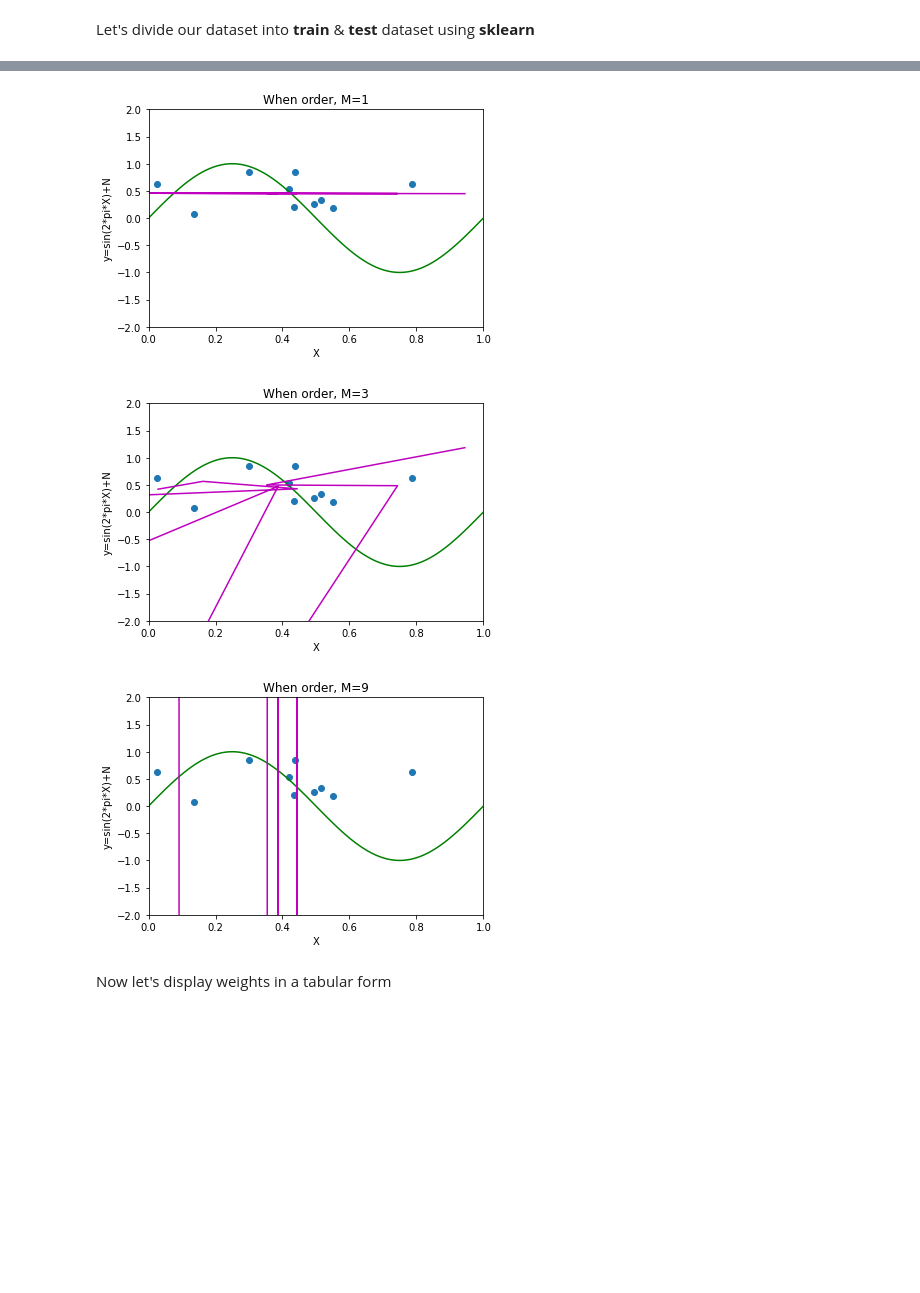
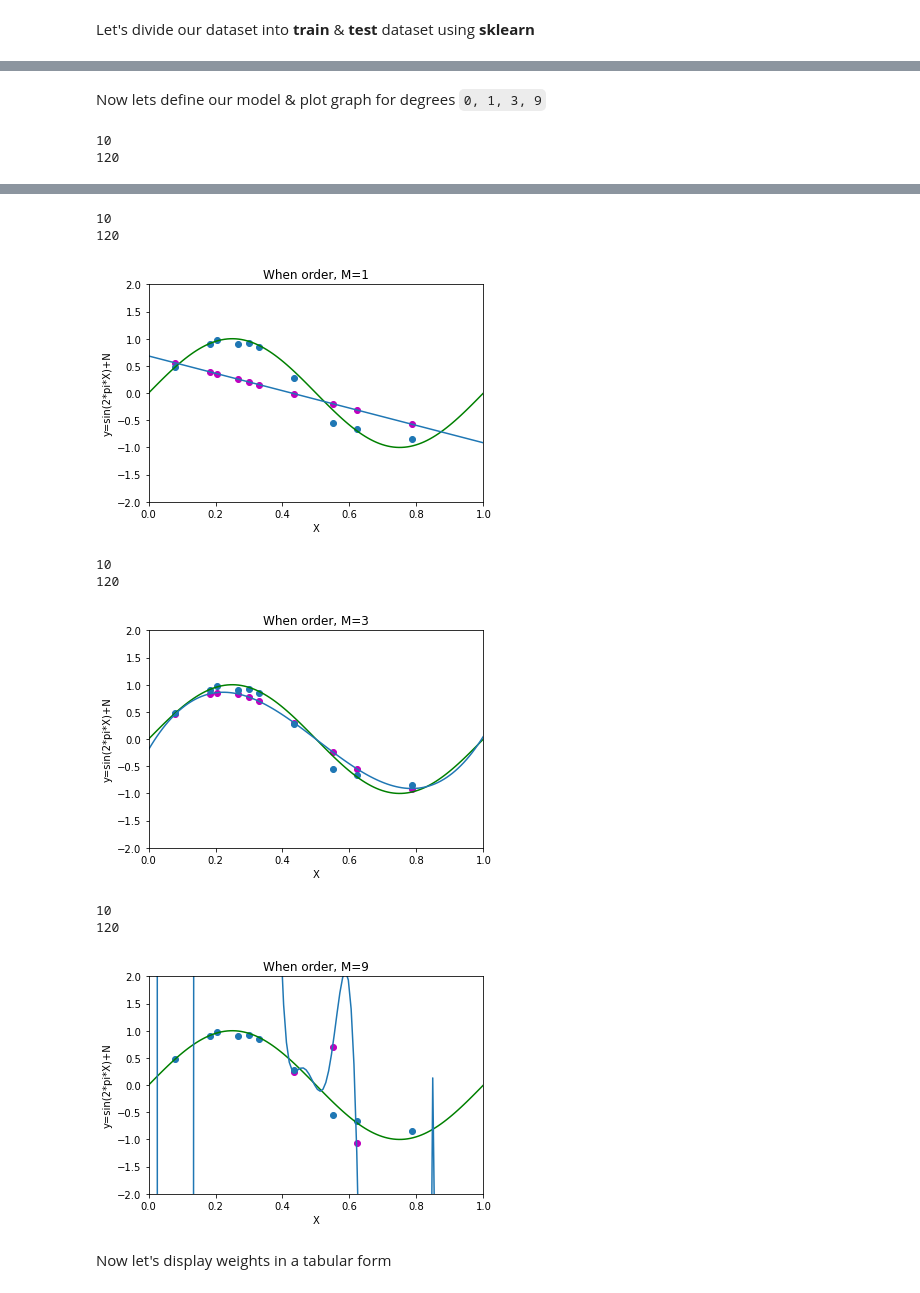
Before and after one commit to jay-thakur/Concept_of_Overfitting, a Jupyter notebook: Concept_of_Overfitting.ipynb, the cells around one changed output, grey strips where cells are left out. Cells and saved outputs as stored; diff of their text form; code cells hidden in the pictures; blank space fills up the shorter version.

```diff
--- a/Concept_of_Overfitting.ipynb
+++ b/Concept_of_Overfitting.ipynb
@@ -59,3 +74,0 @@ print(N)
-# %%
-N = np.random.normal(scale=0.3 , size=20 )
-N
@@ -94,10 +103,8 @@ plt.plot()
 Let's divide our dataset into **train** & **test** dataset using **sklearn**
 # %%
 # let's divide the dataset into train & test dataset
-X_train, y_train, X_test, y_test = train_test_split(X, y, test_size=0.5)
+X_train, X_test, y_train, y_test = train_test_split(X, y, test_size=0.5)
 X_train = X_train[:, np.newaxis]
 y_train = y_train[:, np.newaxis]
 X_test = X_test[:, np.newaxis]
 y_test = y_test[:, np.newaxis]
-
-print(X_train)
@@ -115,36 +123,53 @@ print(X_train)
 # %%
 # a function to plot the graph
-def show_plot(degree, X_train, y_train, X_test, preds):
-  plt.scatter(X_train, y_train)
+def show_plot(degree, X_train, y_train, X_test, preds, plot_preds):
+  # plt.scatter(X_train, y_train)
+  # plt.scatter(X_test, sort(y_test)
   plt.plot(X_plot, true_func(X_plot), color='green')
-  plt.plot(X_test, preds, color='m')
+  # plt.plot(X_test, preds, color='m')
+  plt.scatter(X_test, preds, color='m')
+  plt.scatter(X_test, y_test)
+  plt.plot(X_plot, plot_preds)
   plt.title('When order, M='+degree)
   plt.xlabel('X')
   plt.ylabel('y=sin(2*pi*X)+N')
   plt.xlim((0, 1))
   plt.ylim((-2, 2))
   plt.show()
+# %% [markdown]
+Now lets define our model & plot graph for degrees `0, 1, 3, 9`
 # %%
 degrees = [0, 1, 3, 9]
 coefs_list = {}
 for i in range(len(degrees)):
-  # print(i)
   d = str(degrees[i])
 
   polynomial_features = PolynomialFeatures(degree=degrees[i])
-  X_train_poly = polynomial_features.fit_transform(X_train)
-  polynomial_features.fit(X_train_poly, y_train)
+  X_train_transformed = polynomial_features.fit_transform(X_train)
+  polynomial_features.fit(X_train_transformed, y_train)
 
   lr_model = LinearRegression()
-  lr_model.fit(X_train_poly, y_train)
+  lr_model.fit(X_train_transformed, y_train)
 
   M = 'M'+ d
   # print(M)
   coefs_list[M] = lr_model.coef_
 
-  # preds = lr_model.predict(X_train_poly)
-  X_test_poly = polynomial_features.fit_transform(X_test)
-  preds = lr_model.predict(X_test_poly)
+  X_test_transformed = polynomial_features.fit_transform(X_test)
+  preds = lr_model.predict(X_test_transformed)
+  print(len(preds))
 
-  show_plot(d, X_train, y_train, X_test, preds)
+  X_plot_transformed = polynomial_features.fit_transform(X_plot)
+  plot_preds = lr_model.predict(X_plot_transformed)
+  print(len(plot_preds))
+
+  # X_test_transformed = polynomial_features.fit_transform(X_test)
+  # preds = lr_model.predict(X_test_transformed)
+
+  # z = sorted(zip(X_test, preds))
+  # X_test, preds = zip(*z)
+
+  show_plot(d, X_train, y_train, X_test, preds, plot_preds)
 # %% [output]
+10
+120
@@ -152,6 +177,12 @@ for i in range(len(degrees)):
+10
+120
-[figure, old version]
+[figure, new version]
+10
+120
-[figure, old version]
+[figure, new version]
+10
+120
-[figure, old version]
+[figure, new version]
 # %% [markdown]
 Now let's display weights in a tabular form
 # %% [markdown]
```
Also changed, not shown: parts of 54 cells of this notebook.
